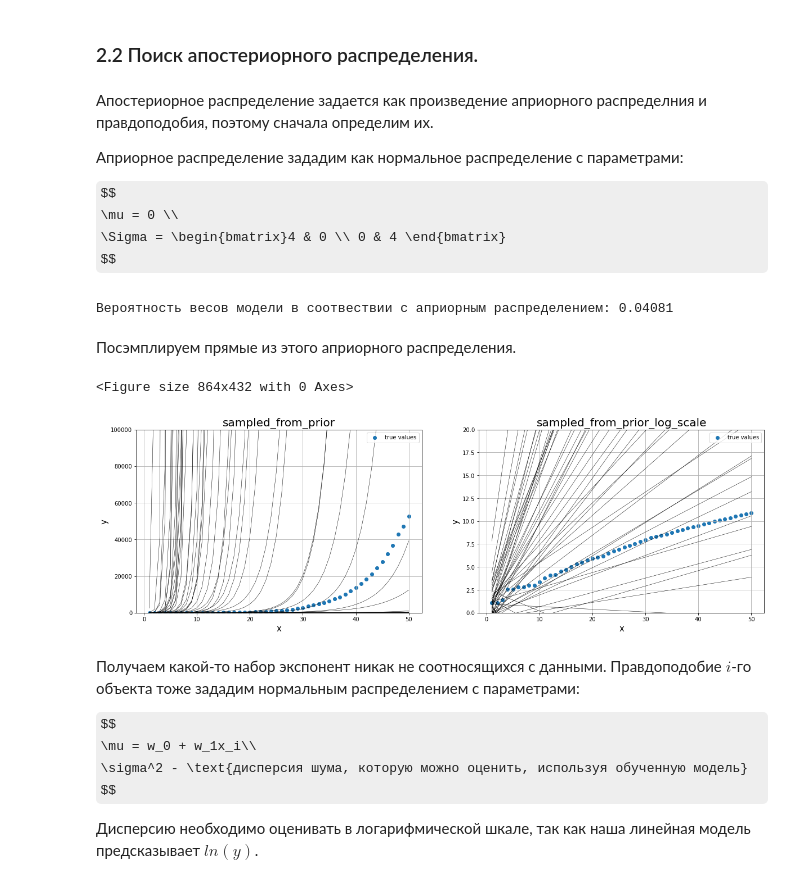
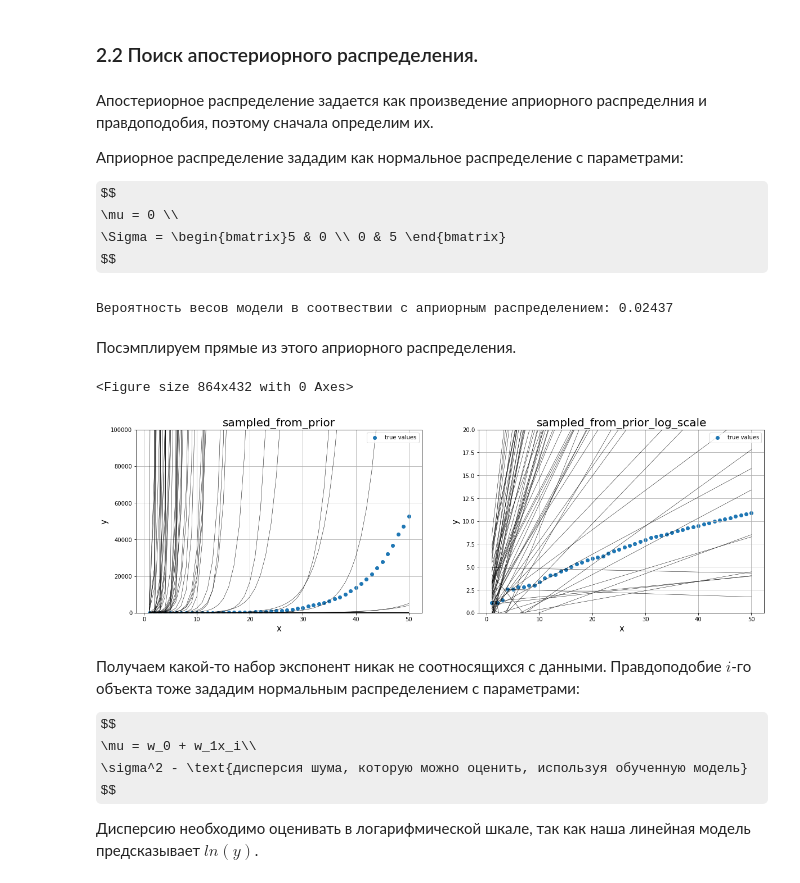
Before and after one commit to Bulichek/Advanced-ML, a Jupyter notebook: HW1/hw1.ipynb, the cells around one changed output. Saved outputs shown, nothing was run; the diff lists cells and outputs as text; code cells hidden in the pictures; some formulas as TeX source.

```diff
--- a/HW1/hw1.ipynb
+++ b/HW1/hw1.ipynb
@@ -12,18 +12,25 @@ from sklearn.linear_model import LinearRegression
 # %%
-data = pd.read_csv('owid-covid-data.csv')
+data_all = pd.read_csv('owid-covid-data.csv')
+data = data_all.copy()
 # %%
 data = data[data['location'] == 'Russia']
 data.date = pd.to_datetime(data.date)
 data = data[data.date >= pd.to_datetime('2020-03-03')]
-target = data['total_cases'].values#.astype(int)
-# target2 = data['new_cases'].apply(lambda x: x + 1 if x == 0 else x).values.astype(int)
-x = np.arange(1, target.shape[0] + 1, dtype=float).reshape(-1, 1)
+total_cases = data['total_cases'].values
+new_cases = data['new_cases'].apply(lambda x: x + 1 if x == 0 else x).values.astype(int)
+x = np.arange(1, total_cases.shape[0] + 1, dtype=float).reshape(-1, 1)
+dates = data.date.values
 
-target_train = target[:50]
+total_cases_train = total_cases[:50]
+new_cases_train = new_cases[:50]
 x_train = x[:50]
+dates_train = dates[:50]
 
-target_test = target[50:]
-x_test = x[50:]
+n = 150
+total_cases_test = total_cases[50:n]
+new_cases_test = new_cases[50:n]
+x_test = x[50:n]
+dates_test = dates[50:n]
 # %% [markdown]
 # 2. Экспоненциальная модель
 # %% [markdown]
@@ -102,33 +109,33 @@ plot_target(x_test, target_test, pred_test_exp, 'test_total_cases')
 
 $$
 \mu = 0 \\
-\Sigma = \begin{bmatrix}4 & 0 \\ 0 & 4 \end{bmatrix}
+\Sigma = \begin{bmatrix}5 & 0 \\ 0 & 5 \end{bmatrix}
 $$
 # %%
 proir_mu = np.array([0, 0])
-proir_sigma = 2 * np.array([[1, 0], [0, 1]])
+proir_sigma = 5 * np.array([[1, 0], [0, 1]])
 w_0 = model_exp.intercept_
-w_1 = model_exp.coef_
+w_1 = model_exp.coef_[0]
 z_model_exp = multivariate_normal.pdf([w_0, w_1], mean=proir_mu, cov=proir_sigma)
 print(f'Вероятность весов модели в соотвествии с априорным распределением: {z_model_exp:.5f}')
 # %% [output]
-Вероятность весов модели в соотвествии с априорным распределением: 0.04081
+Вероятность весов модели в соотвествии с априорным распределением: 0.02437
 # %% [markdown]
 Посэмплируем прямые из этого априорного распределения.
 # %%
-def sample_lines(mu, sigma, x, y, n=20):
+def sample_lines(mu, sigma, x, y, limits, n=20):
     my_w = np.random.multivariate_normal(mu, sigma, n)
     fig, ax = plt.subplots(1, 2, figsize=(20, 6))
     for i in range(2):
         if i == 0:
             ax[i].scatter(x, y, label='true values')
-            ax[i].set_ylim(0, 100000)
+            ax[i].set_ylim(0, limits[0])
             ax[i].set_title('sampled_from_prior', fontsize=20)
             for w in my_w:
                 ax[i].plot(x, np.exp(w[0] + w[1]*x), 'k-', lw=0.5)
         else:
             ax[i].scatter(x, np.log(y), label='true values')
-            ax[i].set_ylim(0, 20)
+            ax[i].set_ylim(0, limits[1])
             ax[i].set_title('sampled_from_prior_log_scale', fontsize=20)
             for w in my_w:
                 ax[i].plot(x, w[0] + w[1]*x, 'k-', lw=0.5)
@@ -137,11 +144,12 @@ def sample_lines(mu, sigma, x, y, n=20):
         ax[i].grid()
         ax[i].legend(loc='upper right')
 # %%
+limits = [1e5, 20]
 plt.figure(figsize=(12, 6))
-sample_lines(proir_mu, proir_sigma, x_train, target_train, 100)
+sample_lines(proir_mu, proir_sigma, x_train, total_cases_train, limits, 100)
 # %% [output]
 <Figure size 864x432 with 0 Axes>
-[figure, old version]
+[figure, new version]
 # %% [markdown]
 Получаем какой-то набор экспонент никак не соотносящихся с данными. Правдоподобие $i$-го объекта тоже зададим нормальным распределением с параметрами:
 
```
Also changed, not shown: parts of 55 cells of this notebook.
